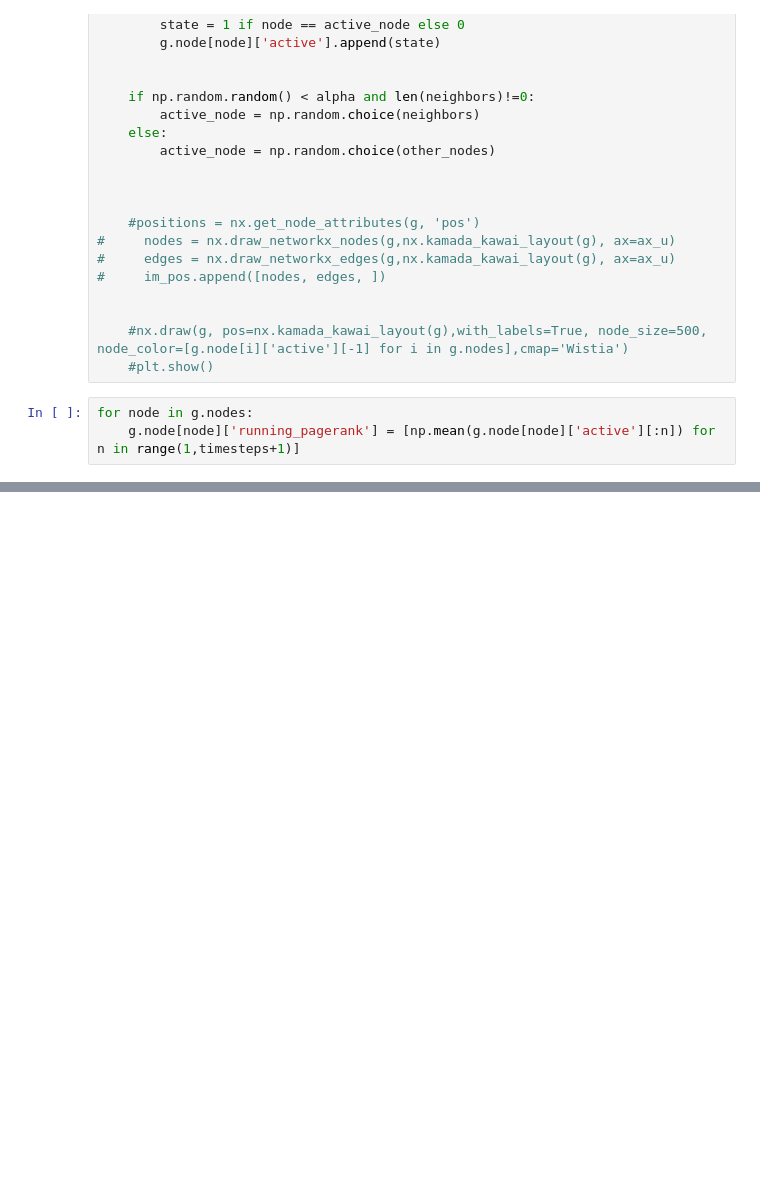
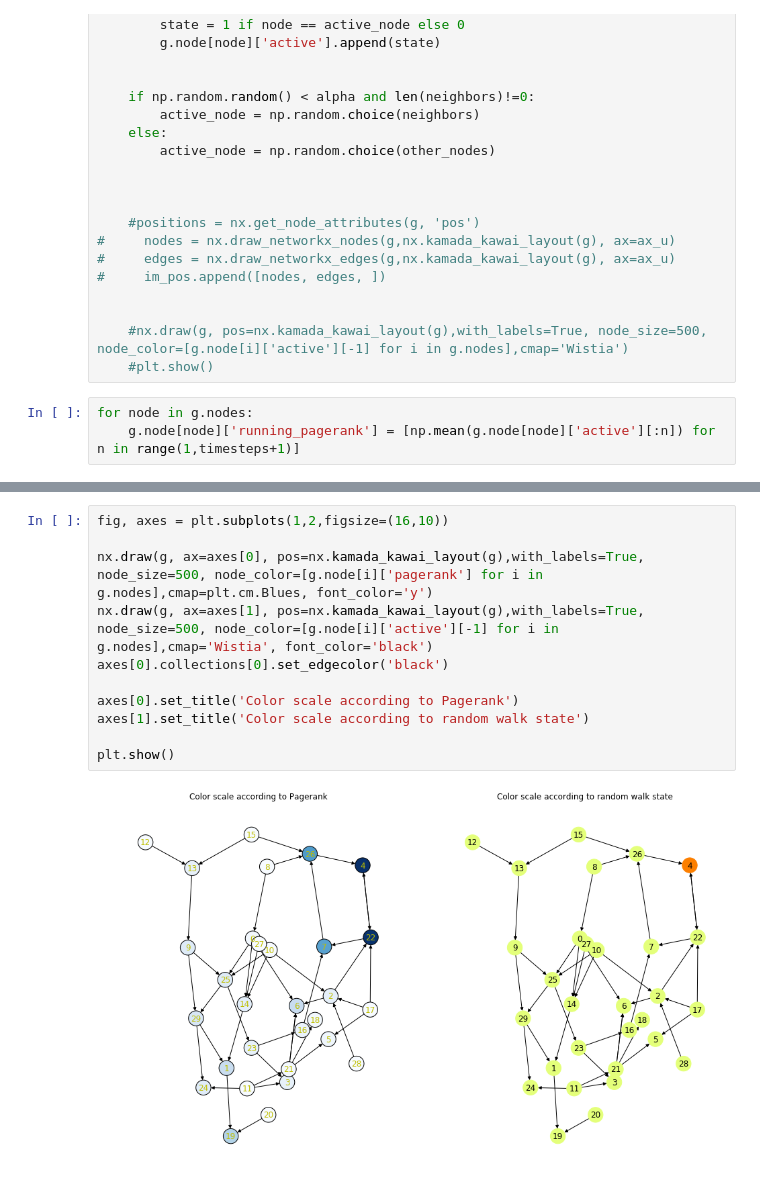
Before and after one commit to Ngort/CS166, a Jupyter notebook: MS_8_2_PageRank.ipynb, the cells around one changed output, grey strips where cells are left out. Drawn from its saved outputs; the diff is of its cells as text; blank space fills up the shorter version.

```diff
--- a/MS_8_2_PageRank.ipynb
+++ b/MS_8_2_PageRank.ipynb
@@ -87,3 +94,16 @@ plt.show()
+# %%
+fig, axes = plt.subplots(1,2,figsize=(16,10))
+
+nx.draw(g, ax=axes[0], pos=nx.kamada_kawai_layout(g),with_labels=True, node_size=500, node_color=[g.node[i]['pagerank'] for i in g.nodes],cmap=plt.cm.Blues, font_color='y')
+nx.draw(g, ax=axes[1], pos=nx.kamada_kawai_layout(g),with_labels=True, node_size=500, node_color=[g.node[i]['active'][-1] for i in g.nodes],cmap='Wistia', font_color='black')
+axes[0].collections[0].set_edgecolor('black')
+
+axes[0].set_title('Color scale according to Pagerank')
+axes[1].set_title('Color scale according to random walk state')
+
+plt.show()
+# %% [output]
+[figure, added]
 # %%
 
 # ani_pos = anim.ArtistAnimation(fig_u, im_pos[0], interval=50)
```
Also changed, not shown: parts of 8 cells of this notebook.
